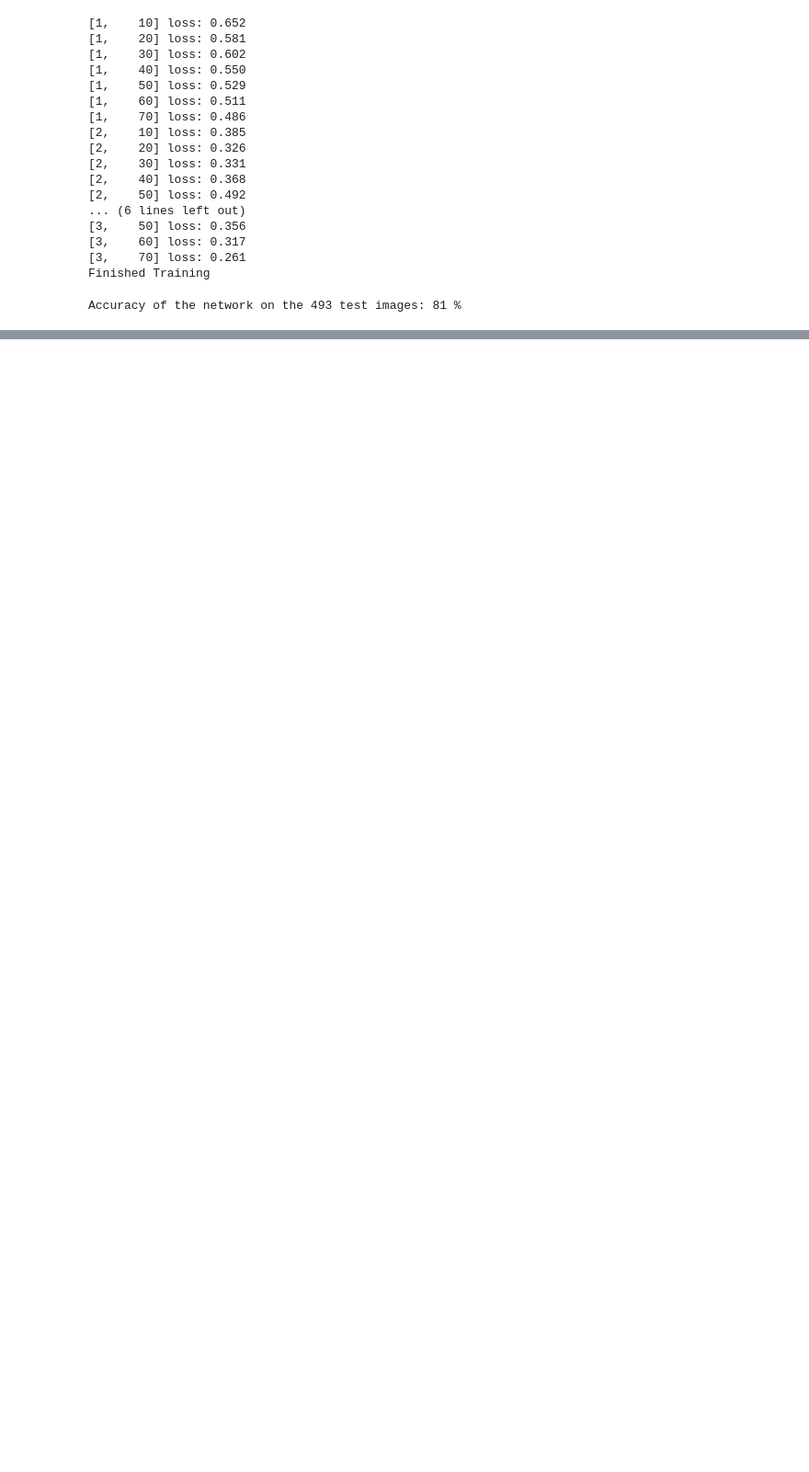
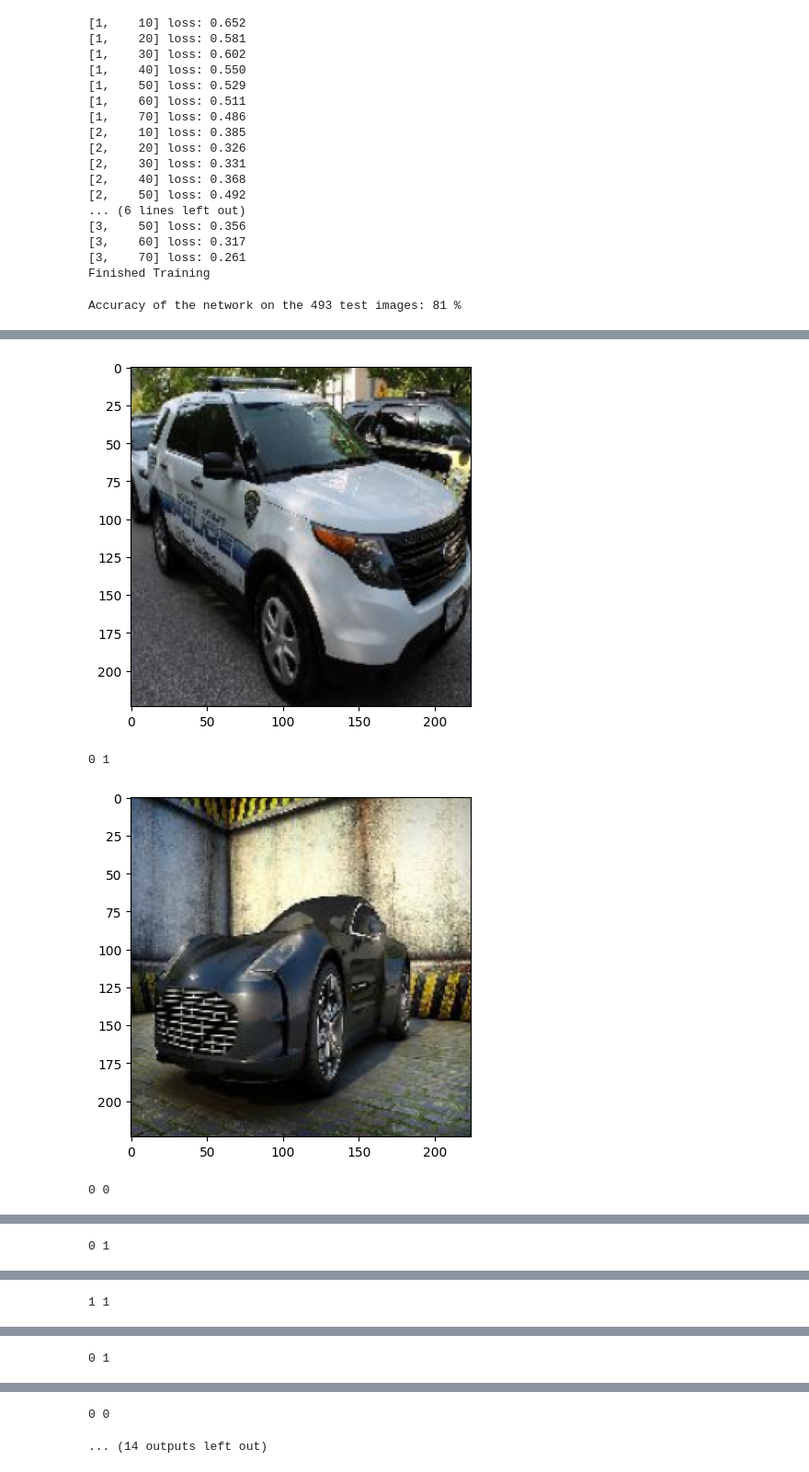
Before and after one commit to SurajPatil44/qualcomm_hackathon, a Jupyter notebook: hackathon.ipynb, the cells around one changed output, grey strips where cells are left out. Shown at 92% size. Cells and saved outputs as stored; diff of their text form; code cells hidden in the pictures; blank space fills up the shorter version.

```diff
--- a/hackathon.ipynb
+++ b/hackathon.ipynb
@@ -261,3 +261,9 @@ with torch.no_grad():
 print(f'Accuracy of the network on the {total} test images: {100 * correct // total} %')
 # %% [output]
 Accuracy of the network on the 493 test images: 81 %
+# %%
+images,output = data
+outs = [(a.item(),b.item()) for a,b in zip(outputs,output)]
+
+for o in outs:
+  print(o)
@@ -263,0 +284,9 @@ Accuracy of the network on the 493 test images: 81 %
+# %%
+for (im,p,o) in zip(images,outputs,output):
+  imshow(im)
+  print(torch.round(p).type(torch.IntTensor).item() , o.type(torch.IntTensor).item())
+# %% [output]
+[figure, added]
+0 1
+[figure, added]
+0 0
@@ -263,0 +294 @@ Accuracy of the network on the 493 test images: 81 %
+0 1
@@ -263,0 +296 @@ Accuracy of the network on the 493 test images: 81 %
+1 1
@@ -263,0 +298 @@ Accuracy of the network on the 493 test images: 81 %
+0 1
@@ -263,0 +300,2 @@ Accuracy of the network on the 493 test images: 81 %
+0 0
+... (14 outputs left out)
```
Also changed, not shown: parts of 2 cells of this notebook.
